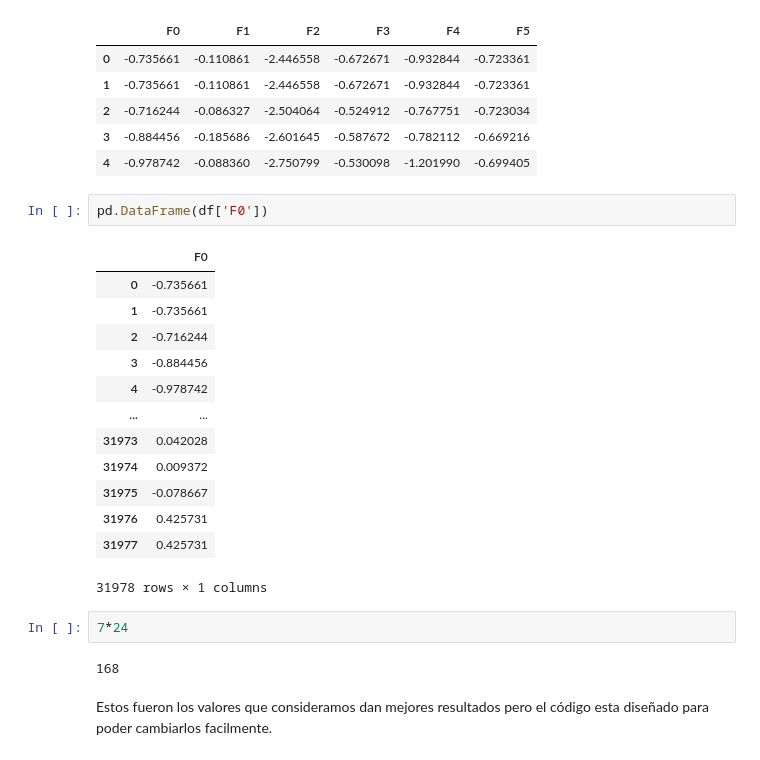
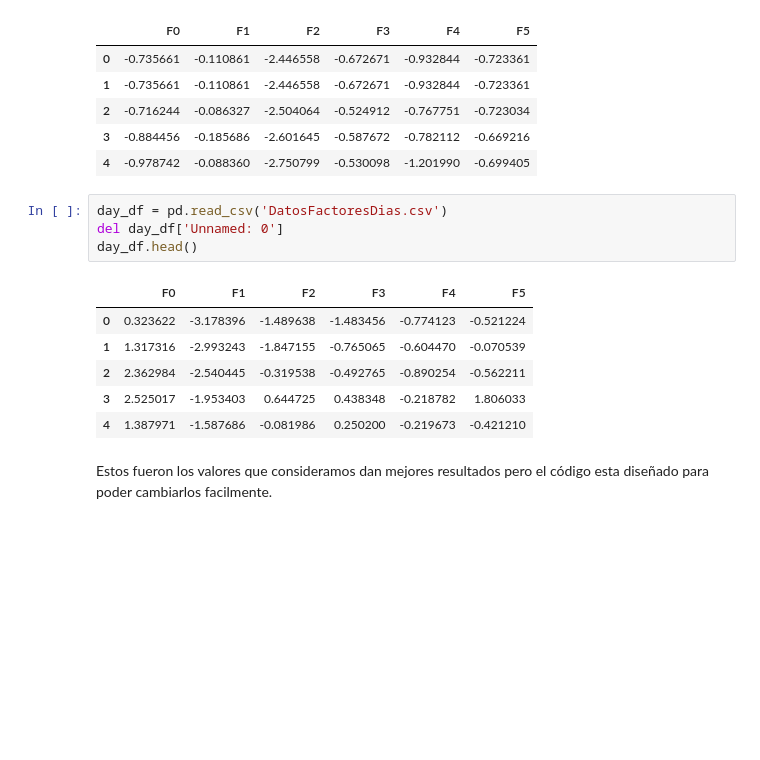
Before and after one commit to DiegoElian02/CienciadeDatosMultivariado, a Jupyter notebook: PruebasRNN/CodigoFinal_Aestrella.ipynb, the cells around one changed output. Cells and saved outputs as stored; diff of their text form; blank space fills up the shorter version.

```diff
--- a/PruebasRNN/CodigoFinal_Aestrella.ipynb
+++ b/PruebasRNN/CodigoFinal_Aestrella.ipynb
@@ -93,26 +89,17 @@ df.head()
 | 2 | -0.716244 | -0.086327 | -2.504064 | -0.524912 | -0.767751 | -0.723034 |
 | 3 | -0.884456 | -0.185686 | -2.601645 | -0.587672 | -0.782112 | -0.669216 |
 | 4 | -0.978742 | -0.088360 | -2.750799 | -0.530098 | -1.201990 | -0.699405 |
-# %%
-pd.DataFrame(df['F0'])
-# %% [output]
-|  | F0 |
-| 0 | -0.735661 |
-| 1 | -0.735661 |
-| 2 | -0.716244 |
-| 3 | -0.884456 |
-| 4 | -0.978742 |
-| ... | ... |
-| 31973 | 0.042028 |
-| 31974 | 0.009372 |
-| 31975 | -0.078667 |
-| 31976 | 0.425731 |
-| 31977 | 0.425731 |
-31978 rows × 1 columns
-# %%
-7*24
-# %% [output]
-168
+# %%
+day_df = pd.read_csv('DatosFactoresDias.csv')
+del day_df['Unnamed: 0']
+day_df.head()
+# %% [output]
+|  | F0 | F1 | F2 | F3 | F4 | F5 |
+| 0 | 0.323622 | -3.178396 | -1.489638 | -1.483456 | -0.774123 | -0.521224 |
+| 1 | 1.317316 | -2.993243 | -1.847155 | -0.765065 | -0.604470 | -0.070539 |
+| 2 | 2.362984 | -2.540445 | -0.319538 | -0.492765 | -0.890254 | -0.562211 |
+| 3 | 2.525017 | -1.953403 | 0.644725 | 0.438348 | -0.218782 | 1.806033 |
+| 4 | 1.387971 | -1.587686 | -0.081986 | 0.250200 | -0.219673 | -0.421210 |
 # %% [markdown]
 Estos fueron los valores que consideramos dan mejores resultados pero el código esta diseñado para poder cambiarlos facilmente.
 # %%
```
Also changed, not shown: parts of 4 cells of this notebook, 2 other files.
